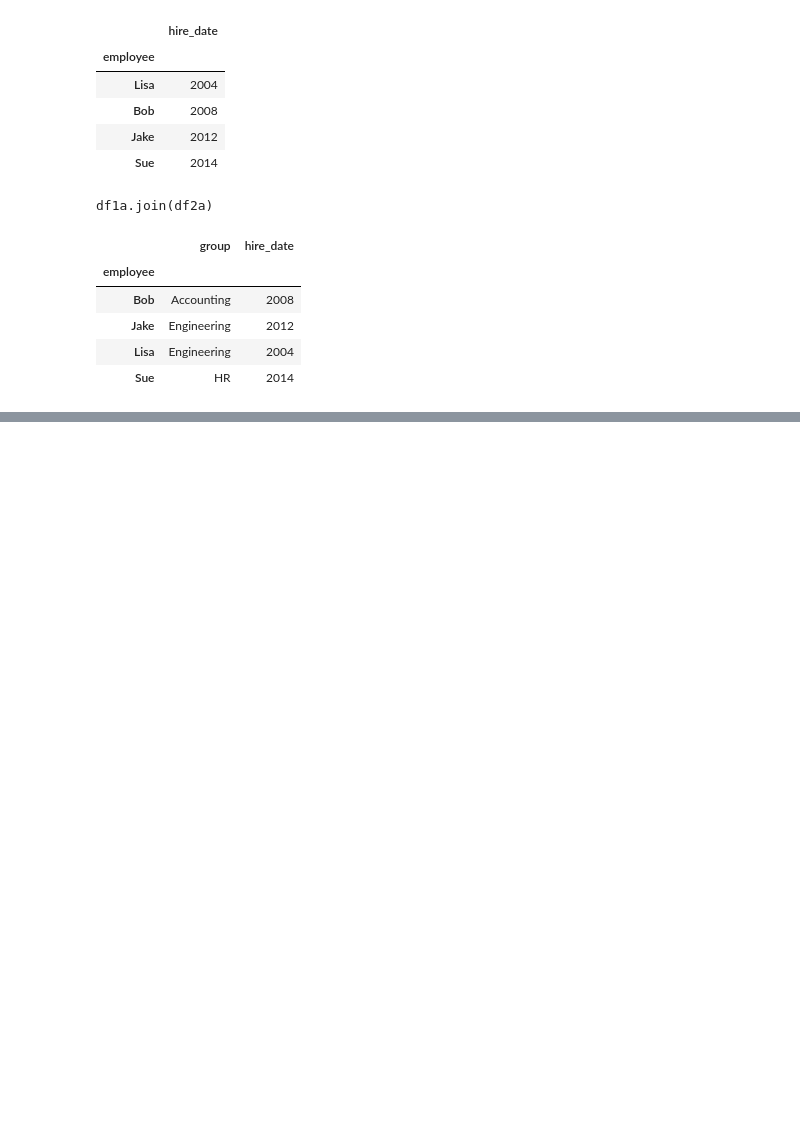
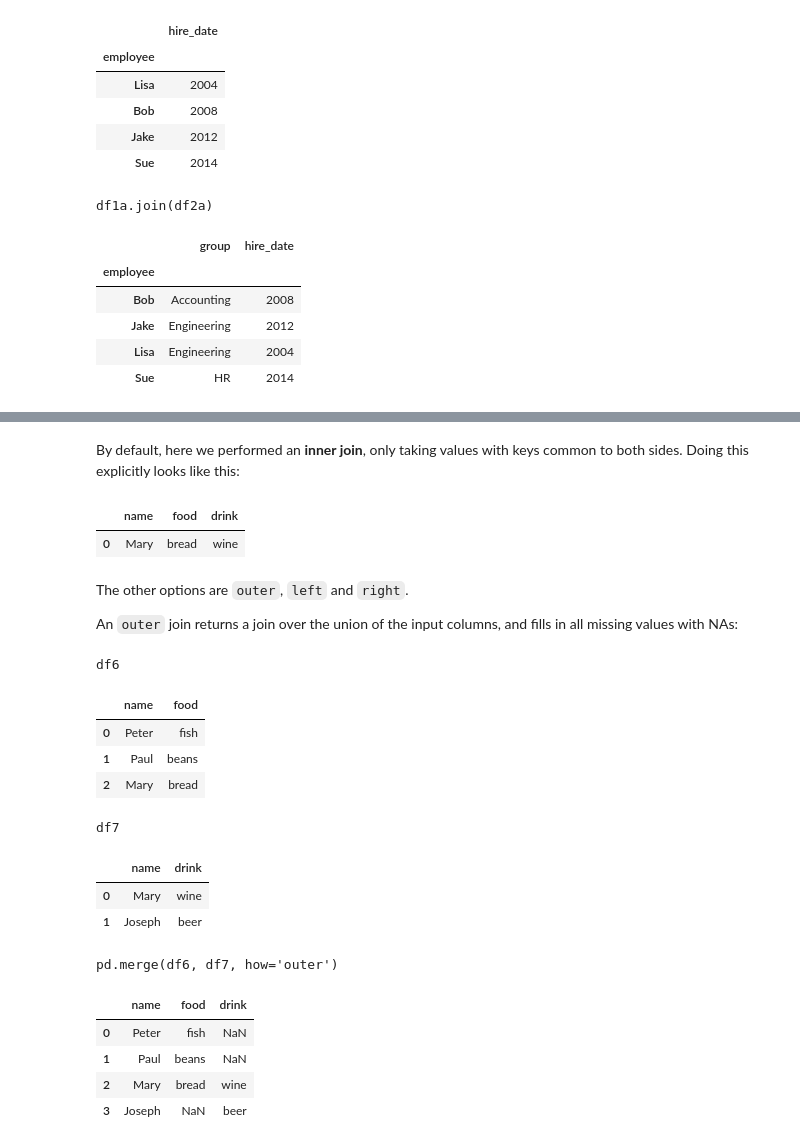
Before and after one commit to GiuseppeBaldini/Python-DS-Handbook, a Jupyter notebook: 3.Pandas/03.07 - Combining Datasets - Merge and Join.ipynb, the cells around one changed output, grey strips where cells are left out. Cells and saved outputs as stored; diff of their text form; code cells hidden in the pictures; blank space fills up the shorter version.

```diff
--- a/3.Pandas/03.07 - Combining Datasets - Merge and Join.ipynb
+++ b/3.Pandas/03.07 - Combining Datasets - Merge and Join.ipynb
@@ -278,0 +304,29 @@ df1a.join(df2a)
+# %% [markdown]
+By default, here we performed an **inner join**, only taking values with keys common to both sides. Doing this explicitly looks like this:
+# %%
+pd.merge(df6, df7, how='inner')
+# %% [output]
+|  | name | food | drink |
+| 0 | Mary | bread | wine |
+# %% [markdown]
+The other options are <code>outer</code>, <code>left</code> and <code>right</code>.
+
+An <code>outer</code> join returns a join over the union of the input columns, and fills in all missing values with NAs:
+# %%
+display('df6', 'df7', "pd.merge(df6, df7, how='outer')")
+# %% [output]
+df6
+|  | name | food |
+| 0 | Peter | fish |
+| 1 | Paul | beans |
+| 2 | Mary | bread |
+df7
+|  | name | drink |
+| 0 | Mary | wine |
+| 1 | Joseph | beer |
+pd.merge(df6, df7, how='outer')
+|  | name | food | drink |
+| 0 | Peter | fish | NaN |
+| 1 | Paul | beans | NaN |
+| 2 | Mary | bread | wine |
+| 3 | Joseph | NaN | beer |
```
Also changed, not shown: parts of 5 cells of this notebook.
